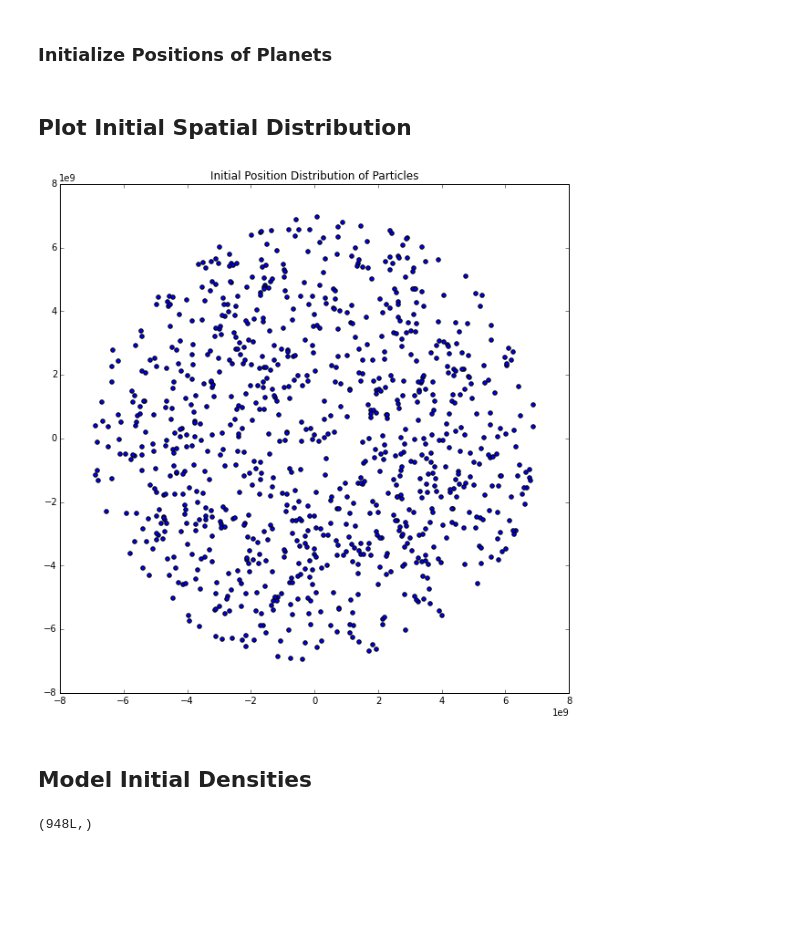
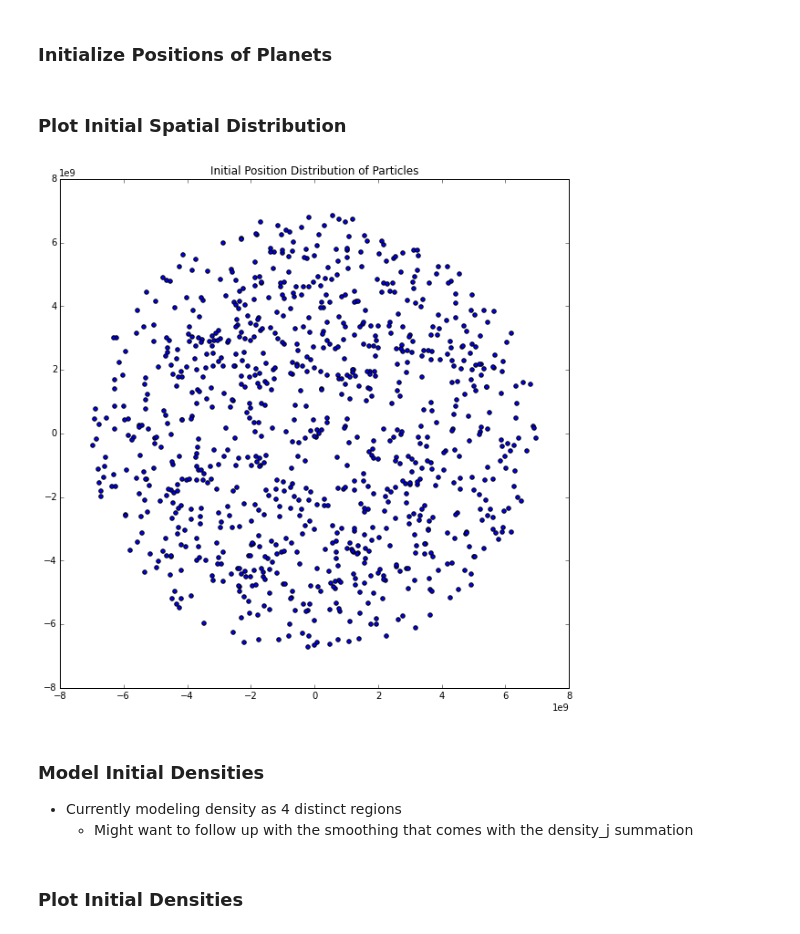
Before and after one commit to saichikine/Jupiter_SPH, a Jupyter notebook: main.ipynb, the cells around one changed output. Cells and saved outputs as stored; diff of their text form; code cells hidden in the pictures; blank space fills up the shorter version.

```diff
--- a/main.ipynb
+++ b/main.ipynb
@@ -91,14 +93,14 @@ N2 = N1     # Particles in Planet 2
 
 # Equations 4.17
 rNum = 5
-rspace = np.linspace(0, RJupiter, rNum)
-zetaspace = rspace/alpha
+rSpace = np.linspace(0, RJupiter, rNum)
+zetaSpace = rSpace/alpha
 
 # Number of particles in each region of delta(r)
 NDistribution = []
-for i in range(1,len(zetaspace)):
-    zeta2 = zetaspace[i]
-    zeta1 = zetaspace[i-1]
+for i in range(1,len(zetaSpace)):
+    zeta2 = zetaSpace[i]
+    zeta1 = zetaSpace[i-1]
     NDistribution.append((np.sin(zeta2) - zeta2*np.cos(zeta2) - np.sin(zeta1) + zeta1*np.cos(zeta1))\
                          *N1/np.pi)
 
@@ -106,24 +108,28 @@ NDistribution = np.array(NDistribution)
 NDistribution = np.round(NDistribution)
 
 # Create radial distribution
-radius1 = []
+radiusDistribution = []
 i = 0
 for N in NDistribution:
-    radius1.append(np.random.uniform(rspace[i], rspace[i+1], size=N))
+    radiusDistribution.append(np.random.uniform(rSpace[i], rSpace[i+1], size=N))
     i += 1
 
 # Flatten radial array
-radius1 = [item for sublist in radius1 for item in sublist]
-radius1 = np.array(radius1)
+radiusDistribution = [item for sublist in radiusDistribution for item in sublist]
+radiusDistribution = np.array(radiusDistribution)
 
 # Create angle distribution
-thetadistribution = np.random.uniform(0, 2*np.pi, size=len(radius1))
+thetaDistribution = np.random.uniform(0, 2*np.pi, size=len(radiusDistribution))
 # %% [markdown]
-## Plot Initial Spatial Distribution
+### Plot Initial Spatial Distribution
 # %%
 plt.figure(figsize=(10,10))
-plt.scatter(radius1*np.cos(thetadistribution), radius1*np.sin(thetadistribution))
+plt.scatter(radiusDistribution*np.cos(thetaDistribution), radiusDistribution*np.sin(thetaDistribution))
 plt.title("Initial Position Distribution of Particles")
 plt.show()
 # %% [output]
-[figure, old version]
+[figure, new version]
+# %% [markdown]
+### Model Initial Densities
+* Currently modeling density as 4 distinct regions
+    * Might want to follow up with the smoothing that comes with the density_j summation
@@ -130,16 +148,2 @@ plt.show()
 # %% [markdown]
-## Model Initial Densities
+### Plot Initial Densities
-# %%
-rho = rhoC * np.sin(zetaspace) / zetaspace
-# Removing inf density region
-rho = rho[1:]
-
-rhodistribution = []
-for i in range(len(rho)):
-    rhodistribution.append(rho[i] * np.ones(NDistribution[i]))
-
-# Flatten rhodistribution
-rhodistribution = [item for sublist in rhodistribution for item in sublist]
-rhodistribution = np.array(rhodistribution)
-# %% [output]
-(948L,)
```
Also changed, not shown: parts of 17 cells of this notebook, 1 other file.
